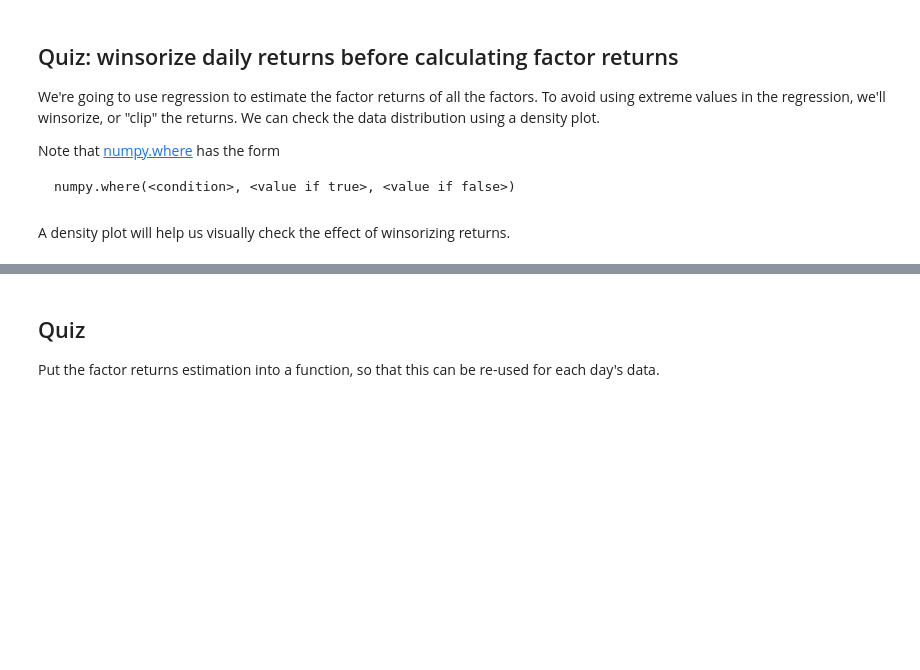
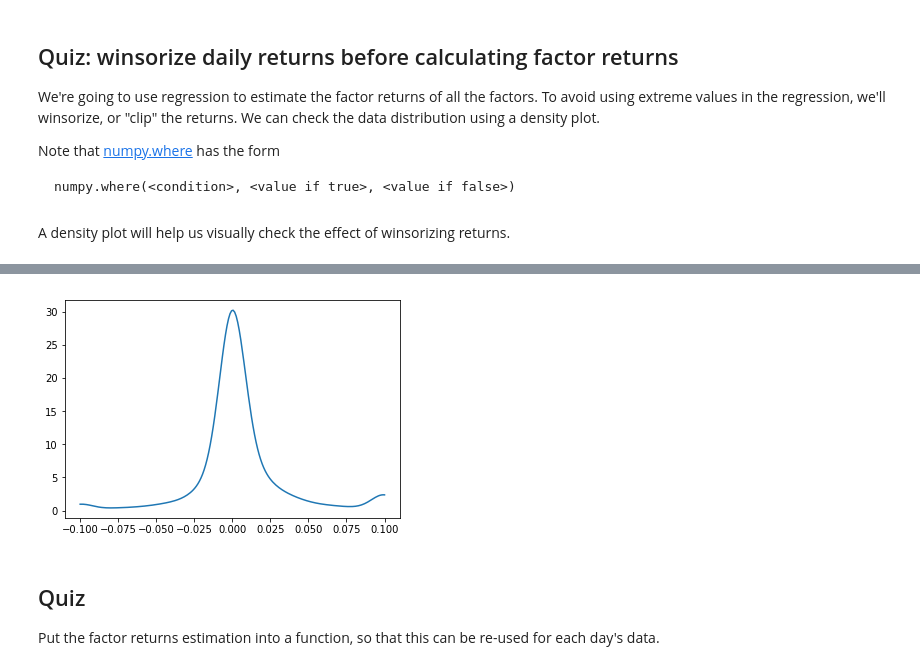
Before and after one commit to ramakris/udacity, a Jupyter notebook: ai/part2/backtesting/optimization_with_tcosts_solution.ipynb, the cells around one changed output, grey strips where cells are left out. Drawn from its saved outputs; the diff is of its cells as text; code cells hidden in the pictures; blank space fills up the shorter version.

```diff
--- a/ai/part2/backtesting/optimization_with_tcosts_solution.ipynb
+++ b/ai/part2/backtesting/optimization_with_tcosts_solution.ipynb
@@ -46,7 +42,7 @@ Note that we've pre-processed the raw barra data files and stored the data into
 
 Choose the number of years to use for the backtest.  The data is available for years 2003 to 2008 inclusive.
 # %%
-barra_dir = 'data/project_8_barra/'
+barra_dir = '../../data/project_8_barra/'
 # %%
 !ls {barra_dir}
 # %% [output]
@@ -399,7 +558,10 @@ density_plot(test['DlyReturn'])
 # %%
 # distribution after winsorizing
-test['DlyReturn_wins'] = wins(test['DlyReturn'],lower_bound=-0.1,upper_bound=0.1)
+test['DlyReturn_wins'] = wins(test['DlyReturn'],-0.1,0.1)
+#test['DlyReturn_wins'] = wins(test['DlyReturn'],lower_bound=-0.1,upper_bound=0.1)
 density_plot(test['DlyReturn_wins'])
+# %% [output]
+[figure, added]
 # %% [markdown]
 ## Quiz
 
```
Also changed, not shown: parts of 73 cells of this notebook.
